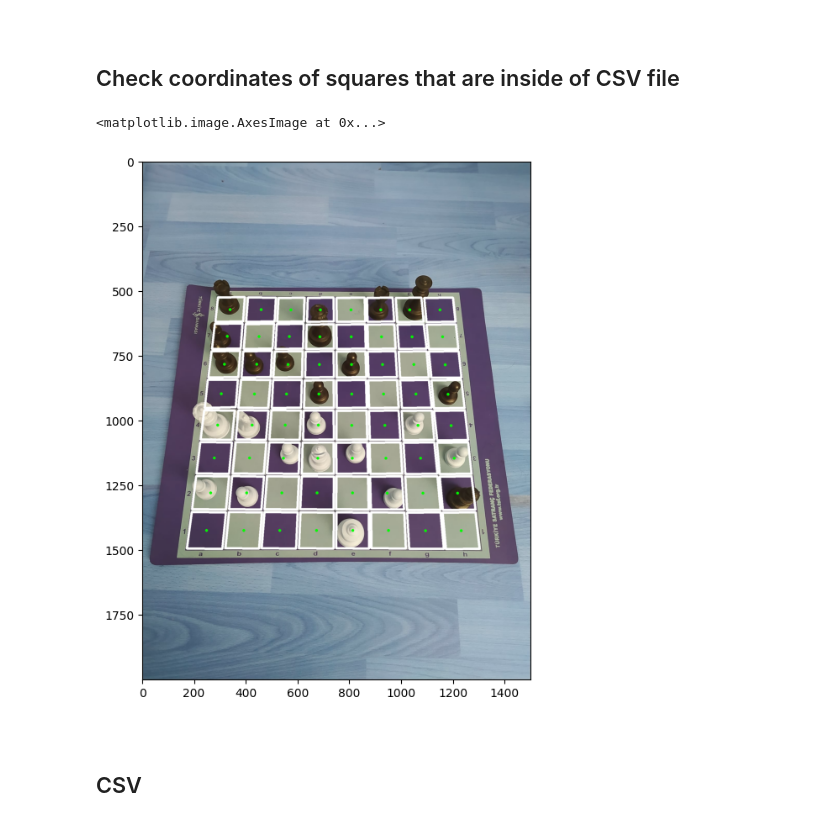
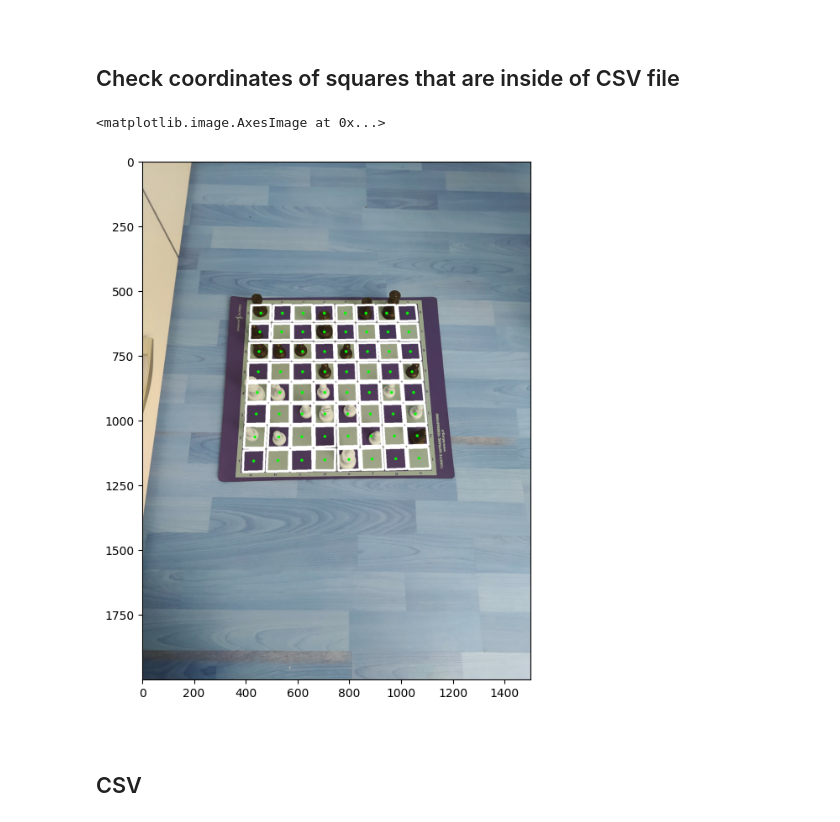
Before and after one commit to Laterunner/Dynamic-Chess-Board-Piece-Extraction, a Jupyter notebook: step-by-step.ipynb, the cells around one changed output. Saved outputs shown, nothing was run; the diff lists cells and outputs as text; code cells hidden in the pictures.

Commit message:
Mit Colab erstellt, corrected path's

```diff
--- a/step-by-step.ipynb
+++ b/step-by-step.ipynb
@@ -59,7 +41,8 @@ Successfully installed colab-xterm-0.2.0
 ## Display Image
 # %%
 # Path of Image that you want to convert
-image_path = "/test-10.jpeg"
+# image_path = "/test-10.jpeg"
+image_path = '/Dynamic-Chess-Board-Piece-Extraction/test-images/test-12.jpeg'
 
 # read image and convert it to different color spaces
 image = cv2.imread(image_path)
@@ -438,28 +421,29 @@ with open('extracted-data/board-square-positions.csv', mode='w', newline='') as
 # %%
 # Check CSV coordinates
 
-data = pd.read_csv("extracted-data/board-square-positions.csv") # true Coordinatesa
+data = pd.read_csv("/Dynamic-Chess-Board-Piece-Extraction/extracted-data/board-square-positions.csv")
+# true Coordinatesa
 
 # Read the image
 
 image = cv2.imread(image_path)
 
 # Loop through each row in the DataFrame and draw polygons
 for i, row in data.iterrows():
     pts = []
     for j in range(0, 8, 2):
         pts.append((int(row[j]), int(row[j+1])))
     pts = np.array(pts, np.int32)
     pts = pts.reshape((-1,1,2))
     cv2.circle(image, (int(sorted_coordinates[i][0]),int(sorted_coordinates[i][1])), 3, (0,255,0), 3)
     cv2.polylines(image,[pts],True,(255,255,255),thickness=8)  # Change color and thickness as needed
 
 # Display the image
 plt.figure(figsize=(10,8))
 plt.imshow(image)
 # %% [output]
 <matplotlib.image.AxesImage at 0x...>
-[figure, old version]
+[figure, new version]
 # %% [markdown]
 <br>
 
```
Also changed, not shown: parts of 8 cells of this notebook.
